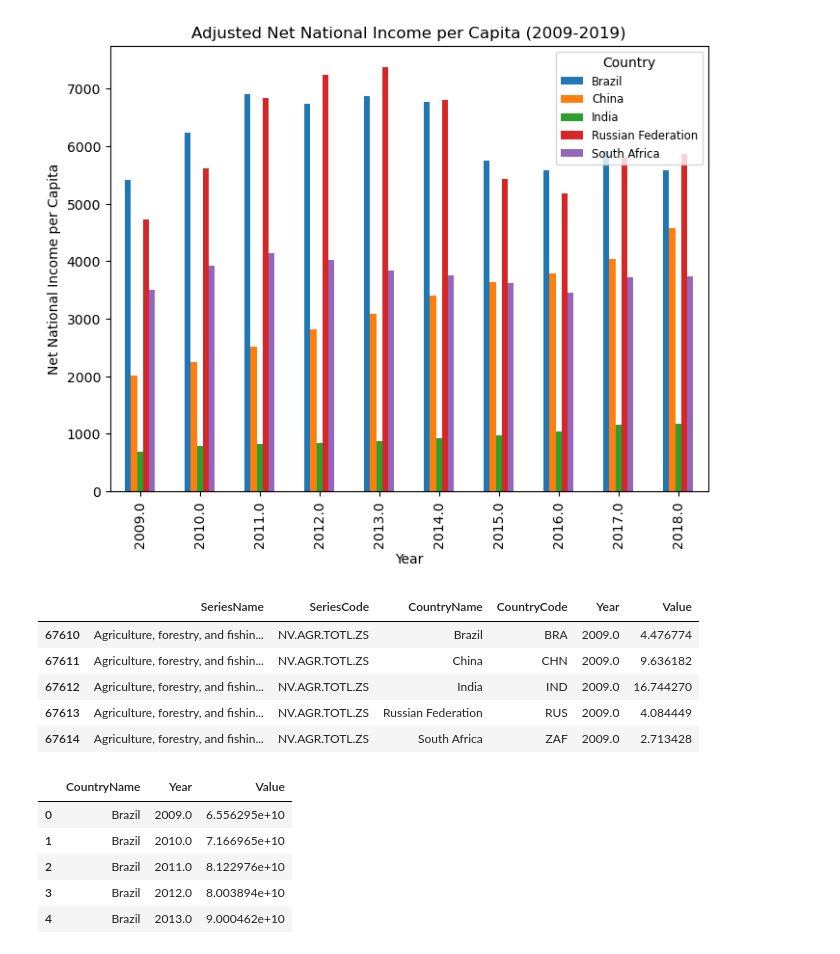
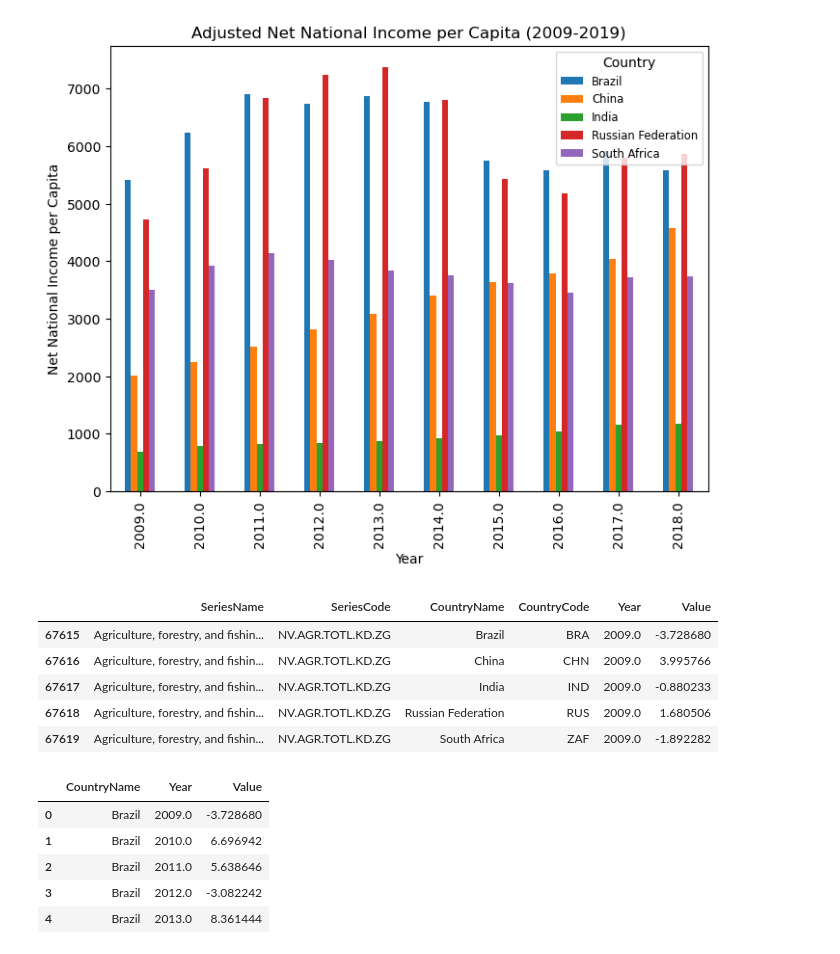
Before and after one commit to SArjaGit/BRICS_Project, a Jupyter notebook: Justin/Economic.ipynb, the cells around one changed output. Drawn from its saved outputs; the diff is of its cells as text; code cells hidden in the pictures.

```diff
--- a/Justin/Economic.ipynb
+++ b/Justin/Economic.ipynb
@@ -161,29 +161,29 @@ plt.show()
 [figure]
 # %%
 # Filtering The Data for Agriculture, forestry, and fishing, value added
-agriculture_forestry_fishing = filtered_economic_data[filtered_economic_data["SeriesName"].str.contains("Agriculture, forestry, and fishing, value added", case=False)]
+agriculture_forestry_fishing = filtered_economic_data[filtered_economic_data["SeriesName"].str.contains('Agriculture, forestry, and fishing, value added (annual % growth)', case=False, regex=False)]
 
 agriculture_forestry_fishing.head()
 # %% [output]
 |  | SeriesName | SeriesCode | CountryName | CountryCode | Year | Value |
-| 67610 | Agriculture, forestry, and fishin... | NV.AGR.TOTL.ZS | Brazil | BRA | 2009.0 | 4.476774 |
-| 67611 | Agriculture, forestry, and fishin... | NV.AGR.TOTL.ZS | China | CHN | 2009.0 | 9.636182 |
-| 67612 | Agriculture, forestry, and fishin... | NV.AGR.TOTL.ZS | India | IND | 2009.0 | 16.744270 |
-| 67613 | Agriculture, forestry, and fishin... | NV.AGR.TOTL.ZS | Russian Federation | RUS | 2009.0 | 4.084449 |
-| 67614 | Agriculture, forestry, and fishin... | NV.AGR.TOTL.ZS | South Africa | ZAF | 2009.0 | 2.713428 |
+| 67615 | Agriculture, forestry, and fishin... | NV.AGR.TOTL.KD.ZG | Brazil | BRA | 2009.0 | -3.728680 |
+| 67616 | Agriculture, forestry, and fishin... | NV.AGR.TOTL.KD.ZG | China | CHN | 2009.0 | 3.995766 |
+| 67617 | Agriculture, forestry, and fishin... | NV.AGR.TOTL.KD.ZG | India | IND | 2009.0 | -0.880233 |
+| 67618 | Agriculture, forestry, and fishin... | NV.AGR.TOTL.KD.ZG | Russian Federation | RUS | 2009.0 | 1.680506 |
+| 67619 | Agriculture, forestry, and fishin... | NV.AGR.TOTL.KD.ZG | South Africa | ZAF | 2009.0 | -1.892282 |
 # %%
-# Grouping by "CountryName" and "Year" then calculating the mean for annual % growth
+# Grouping by "CountryName" and "Year" then calculating the mean for annual % growth for agriculture
 group_agriculture_forestry_fishing = agriculture_forestry_fishing.groupby(["CountryName", "Year"])["Value"].mean().reset_index()
 
 # Displaying the first five rows of the filtered Data Frame
 group_agriculture_forestry_fishing.head()
 # %% [output]
 |  | CountryName | Year | Value |
-| 0 | Brazil | 2009.0 | 6.556295e+10 |
-| 1 | Brazil | 2010.0 | 7.166965e+10 |
-| 2 | Brazil | 2011.0 | 8.122976e+10 |
-| 3 | Brazil | 2012.0 | 8.003894e+10 |
-| 4 | Brazil | 2013.0 | 9.000462e+10 |
+| 0 | Brazil | 2009.0 | -3.728680 |
+| 1 | Brazil | 2010.0 | 6.696942 |
+| 2 | Brazil | 2011.0 | 5.638646 |
+| 3 | Brazil | 2012.0 | -3.082242 |
+| 4 | Brazil | 2013.0 | 8.361444 |
 # %%
 # Creating a line plot to show the data for Agriculture, forestry, and fishing, value added
 group_agriculture_forestry_fishing.pivot(index="Year", columns="CountryName", values="Value").plot(kind="line", figsize=(8,6))
```
Also changed, not shown: parts of 2 cells of this notebook.
